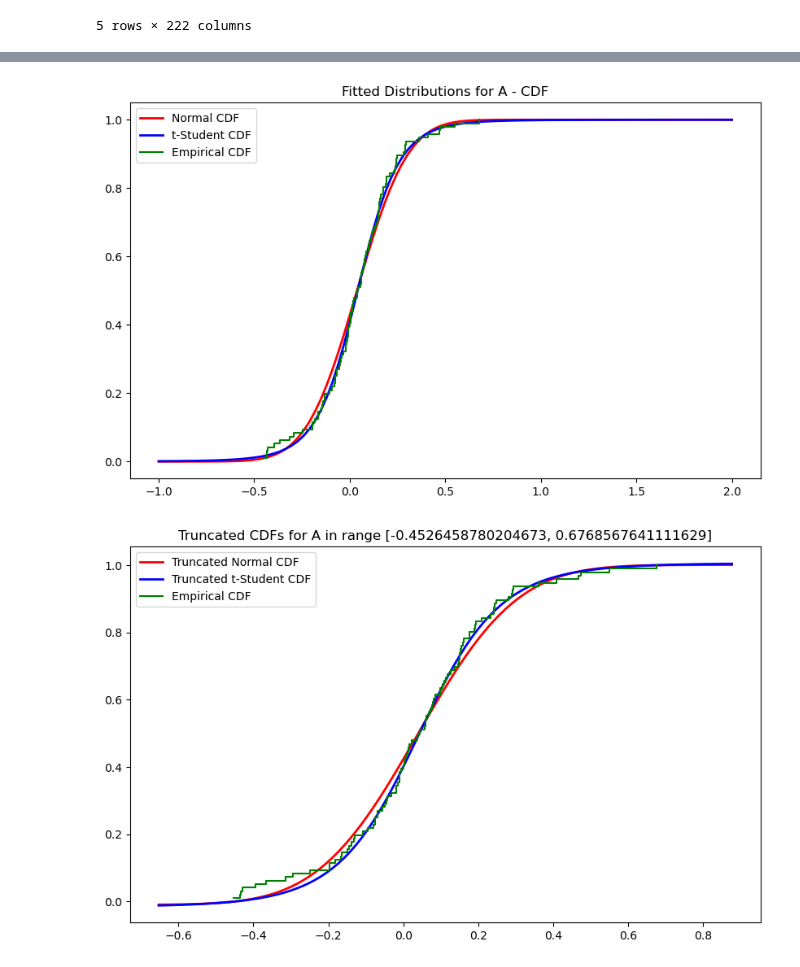
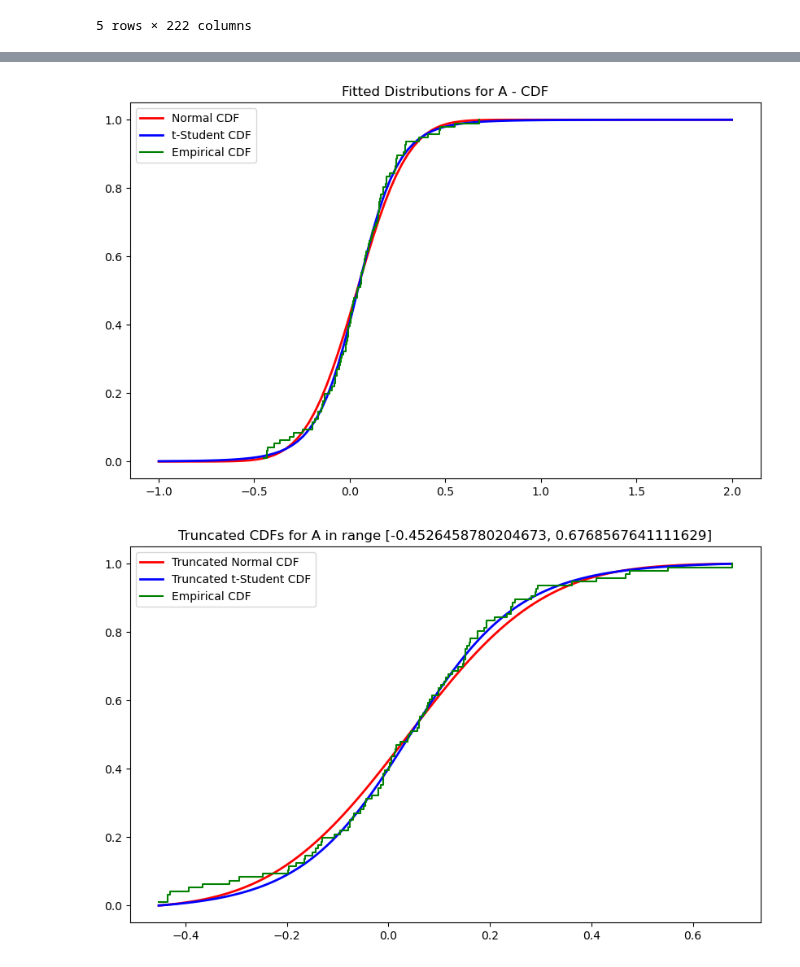
Before and after one commit to mkowalewski1282/portfolio_analysis, a Jupyter notebook: distribution_fit.ipynb, the cells around one changed output, grey strips where cells are left out. Saved outputs shown, nothing was run; the diff lists cells and outputs as text; code cells hidden in the pictures.

```diff
--- a/distribution_fit.ipynb
+++ b/distribution_fit.ipynb
@@ -52,12 +52,3 @@ fitted_params
   't-student': (3.644766373513228, 0.028487597540682155, 0.06721399274732251)},
  'YUM': {'normal': (0.039571413454736644, 0.10770390488058094),
   't-student': (15.704572236240027, 0.04064622203624195, 0.10058283523602629)}}
-# %%
-def truncated_cdf(x, dist_cdf, a, b):
-    cdf_a = dist_cdf(a)
-    cdf_b = dist_cdf(b)
-    return (dist_cdf(x) - cdf_a) / (cdf_b - cdf_a)
-
-
-def get_truncated_boundaries(stock_returns):
-    return stock_returns.min(), stock_returns.max()
@@ -65,11 +86,33 @@ def get_truncated_boundaries(stock_returns):
 
 def plot_fitted_distributions(stock, stock_returns, normal_params, t_params):
     plt.figure(figsize=(10, 6))
-    plt.hist(stock_returns, bins=30, density=True, alpha=0.6, color='g', label="Return Data")
+    plt.hist(stock_returns, bins='auto', density=True, alpha=0.6, color='g', label="Return Data")
     x = np.linspace(-1, 2, 100)
     plt.plot(x, stats.norm.pdf(x, *normal_params), 'r-', lw=2, label='Normal Fit')
     plt.plot(x, stats.t.pdf(x, *t_params), 'b-', lw=2, label='t-Student Fit')
     plt.title(f"Fitted Distributions for {stock}")
+    plt.legend()
+    plt.show()
+
+
+def plot_truncated_pdfs(stock, stock_returns, normal_params, t_params, with_not_truncated):
+    plt.figure(figsize=(10, 6))
+    plt.hist(stock_returns, bins='auto', density=True, alpha=0.6, color='g', label="Return Data")
+
+    lower_bound, upper_bound = get_truncated_boundaries(stock_returns)
+    x = np.linspace(lower_bound, upper_bound, 100)
+    # Truncated PDF for Normal distribution
+    plt.plot(x, truncated_pdf(x, lambda x: stats.norm.pdf(x, *normal_params), lambda x: stats.norm.cdf(x, *normal_params), lower_bound, upper_bound), 'r-', lw=2, label='Truncated Normal PDF')
+    # Truncated PDF for t-Student distribution
+    plt.plot(x, truncated_pdf(x, lambda x: stats.t.pdf(x, *t_params), lambda x: stats.t.cdf(x, *t_params), lower_bound, upper_bound), 'b-', lw=2, label='Truncated t-Student PDF')
+    title = f"Truncated PDFs for {stock} in range [{lower_bound}, {upper_bound}]"
+
+    if with_not_truncated:
+        x = np.linspace(-1, 2, 100)
+        plt.plot(x, stats.norm.pdf(x, *normal_params), 'y-', lw=2, label='Normal Fit')
+        plt.plot(x, stats.t.pdf(x, *t_params), 'g-', lw=2, label='t-Student Fit')
+        title += ". Not truncated PDFs added."
+    plt.title(title)
     plt.legend()
     plt.show()
 
@@ -89,15 +132,13 @@ def plot_fitted_cdfs(stock, stock_returns, normal_params, t_params):
 
 def plot_truncated_cdfs(stock, stock_returns, normal_params, t_params):
     plt.figure(figsize=(10, 6))
+    lower_bound, upper_bound = get_truncated_boundaries(stock_returns)
+    x = np.linspace(lower_bound, upper_bound, 100)
 
-    lower_bound, upper_bound = get_truncated_boundaries(stock_returns)
-
-    x = np.linspace(lower_bound - 0.2, upper_bound + 0.2, 100)
     # Truncated CDF for Normal distribution
     plt.plot(x, truncated_cdf(x, lambda x: stats.norm.cdf(x, *normal_params), lower_bound, upper_bound), 'r-', lw=2, label='Truncated Normal CDF')
     # Truncated CDF for t-Student distribution
     plt.plot(x, truncated_cdf(x, lambda x: stats.t.cdf(x, *t_params), lower_bound, upper_bound), 'b-', lw=2, label='Truncated t-Student CDF')
-
     # Empirical CDF
     sorted_returns = np.sort(stock_returns)
     empirical_cdf = np.arange(1, len(sorted_returns)+1) / len(sorted_returns)
@@ -106,6 +147,7 @@ def plot_truncated_cdfs(stock, stock_returns, normal_params, t_params):
     plt.title(f"Truncated CDFs for {stock} in range [{lower_bound}, {upper_bound}]")
     plt.legend()
     plt.show()
+
 
 
 for stock in df.columns:
@@ -118,5 +160,7 @@ for stock in df.columns:
     plot_fitted_distributions(stock, stock_returns, normal_params, t_params)
     plot_fitted_cdfs(stock, stock_returns, normal_params, t_params)
     plot_truncated_cdfs(stock, stock_returns, normal_params, t_params)
+    plot_truncated_pdfs(stock, stock_returns, normal_params, t_params, False)
+    plot_truncated_pdfs(stock, stock_returns, normal_params, t_params, True)
     break
 # %% [output]
@@ -124,2 +168,2 @@ for stock in df.columns:
 [figure]
-[figure, old version]
+[figure, new version]
```
Also changed, not shown: parts of 2 cells of this notebook.
